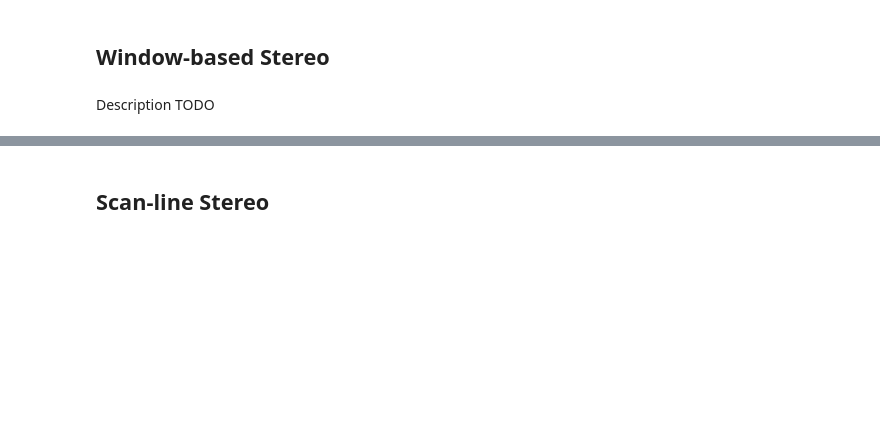
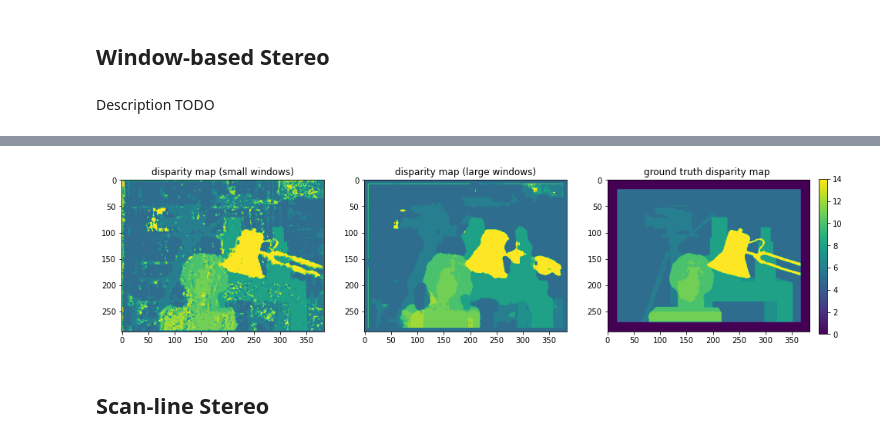
Before and after one commit to sonybean20/stereo, a Jupyter notebook: report.ipynb, the cells around one changed output, grey strips where cells are left out. Cells and saved outputs as stored; diff of their text form; code cells hidden in the pictures; blank space fills up the shorter version.

Commit message:
Add my window and stereo implementation from A3 along with A3 images, might refactor viterbi later

```diff
--- a/report.ipynb
+++ b/report.ipynb
@@ -30,54 +38,42 @@ INFTY = np.inf
 def SD_array(imageL, imageR, d_minimum, d_maximum):
     # initialization of the array of "squared differences" for different shifts
     SD = np.zeros((1+d_maximum-d_minimum,np.shape(imageL)[0],np.shape(imageL)[1]))
-    imageL = imageL.astype(np.float)
-    imageR = imageR.astype(np.float)
-    for d in range(1 + d_maximum - d_minimum):
-        delta = d_minimum + d
-        dR = (imageL[:,:,0] - np.roll(imageR[:,:,0], delta, axis=1)).flatten()
-        dG = (imageL[:,:,1] - np.roll(imageR[:,:,1], delta, axis=1)).flatten()
-        dB = (imageL[:,:,2] - np.roll(imageR[:,:,2], delta, axis=1)).flatten()
-        D = np.vstack((dR, dG, dB))
-        SD[d] = (la.norm(D, axis=0) ** 2).reshape((np.shape(imageL)[0], np.shape(imageL)[1]))
+    imlf = imageL
+    imrf = imageR
+
+    for i, d in enumerate(range(d_minimum, d_maximum+1)):
+        shiftr = np.roll(imrf, d, axis = 1)
+        SD[i] = np.sum(np.square(imlf - shiftr), axis = 2)
+
     return SD
 
 def integral_image(img):
-    int_img = np.zeros(np.shape(img))
-    for row in range(np.shape(img)[0]):
-        row_sum = 0.
-        for col in range(np.shape(img)[1]):
-            row_sum += img[row][col]
-            int_img[row][col] = row_sum
-            if row > 0:
-                int_img[row][col] += int_img[row-1][col]
-    return int_img
+    integral = np.zeros((np.shape(img)[0],np.shape(img)[1]))
+    for r, row in enumerate(img):
+        row_sums = np.cumsum(row)
+        integral[r] = row_sums
+        if r > 0:
+            integral[r] += integral[r-1]
+    return integral
 
 def windSum(img, window_width):
-    if window_width == 1:
-        return img
-    # position of point relative to bottom/right
-    p = int(window_width//2)
-    # partial sums with zero-filled margins
-    BR = integral_image(img)
-    BL = np.roll(BR, window_width, axis=1)
-    BL[:,:window_width] = 0
-    TR = np.roll(BR, window_width, axis=0)
-    TR[:window_width,:] = 0
-    TL = np.roll(np.roll(BR, window_width, axis=0), window_width, axis=1)
-    TL[:,:window_width] = 0
-    TL[:window_width,:] = 0
-    # calculate window sum
-    window_sum = BR - BL - TR + TL
-    # fill bottom/right margins with INFTY
-    window_sum[:p,:] = INFTY
-    window_sum[:,:p] = INFTY
-    # rotate sum to top/left position
-    window_sum = np.roll(np.roll(window_sum, -p, axis=1), -p, axis=0)
-    # fill top/left margins with INFTY
-    q = p - 1 if (window_width % 2 == 0) else p
-    window_sum[:,:q] = INFTY
-    window_sum[:q,:] = INFTY
-    return window_sum
+    integral = integral_image(img)
+    forward_half = window_width // 2
+    backward_half = window_width - forward_half
+
+    br = np.roll(integral, (-forward_half, -forward_half), axis = (0, 1)) # bottom right
+    bl = np.roll(integral, (-forward_half, backward_half), axis = (0, 1)) # bottom left
+    tr = np.roll(integral, (backward_half, -forward_half), axis = (0, 1)) # top right
+    tl = np.roll(integral, (backward_half, backward_half), axis = (0, 1)) # top left
+
+    result =  br - bl - tr + tl
+    if backward_half -1 > 0:
+        result[:backward_half-1, :] = INFTY
+        result[:, :backward_half-1] = INFTY
+    if forward_half > 0:
+        result[-forward_half:, :] = INFTY
+        result[:, -forward_half:] = INFTY
+    return result
 
 def SSDtoDmap(SSD_array, d_minimum, d_maximum):
     return d_minimum + np.argmin(SSD_array, axis=0)
@@ -90,13 +86,25 @@ def Dmap_Windows(imageL, imageR, d_minimum, d_maximum, window_width):
     dMap = SSDtoDmap(SSD, d_minimum, d_maximum)
     return dMap
 
-im_left = image.imread("images/Bicycle1-imperfect/im0.png")
-im_right = image.imread("images/Bicycle1-imperfect/im1.png")
-# im_gt = image.imread("images/Bicycle1-imperfect/disp0.pfm")
-d_min = np.amin(im_gt[im_gt != 0]) / 16
-d_max = np.amax(im_gt[im_gt != 0]) / 16
+
+# images/tsukuba subdirectory contains (a subset of) "Tsukuba" stereo images that are probably
+# the oldest stereo data with dense ground-truth produced at the University of Tsukuba in 2001.
+# The full Tsukuba dataset and many other stereo images with ground-truth disparity maps can be
+# downloaded from well-known Middlebury repository  http://vision.middlebury.edu/stereo/
+im_left = image.imread("images/stereo_pairs/tsukuba/scene1.row3.col3.ppm")
+im_gt = image.imread("images/stereo_pairs/tsukuba/truedisp.row3.col3.pgm")
+im_right = image.imread("images/stereo_pairs/tsukuba/scene1.row3.col4.ppm")
+im_right2 = image.imread("images/stereo_pairs/tsukuba/scene1.row3.col5.ppm")
+
+
+d_min = np.amin(im_gt[np.nonzero(im_gt)]) // 16
+d_max = np.amax(im_gt) //16
+print(d_min, d_max)
+
+
 dispMap_small = Dmap_Windows(im_left, im_right, d_min, d_max, 4)
 dispMap_large = Dmap_Windows(im_left, im_right, d_min, d_max, 15)
+
 fig = plt.figure(figsize = (16, 7))
 plt.subplot(131)
 plt.title("disparity map (small windows)")
@@ -112,0 +122 @@ OSError: cannot identify image file 'images/Bicycle1-imperfect/disp0.pfm'
+[figure, added]
```
Also changed, not shown: parts of 7 cells of this notebook.
